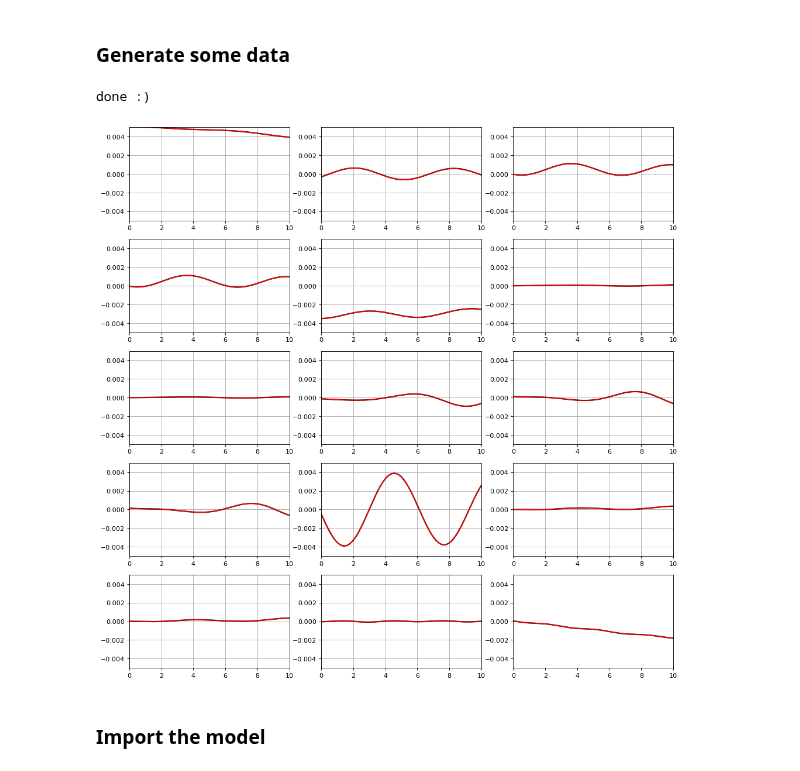
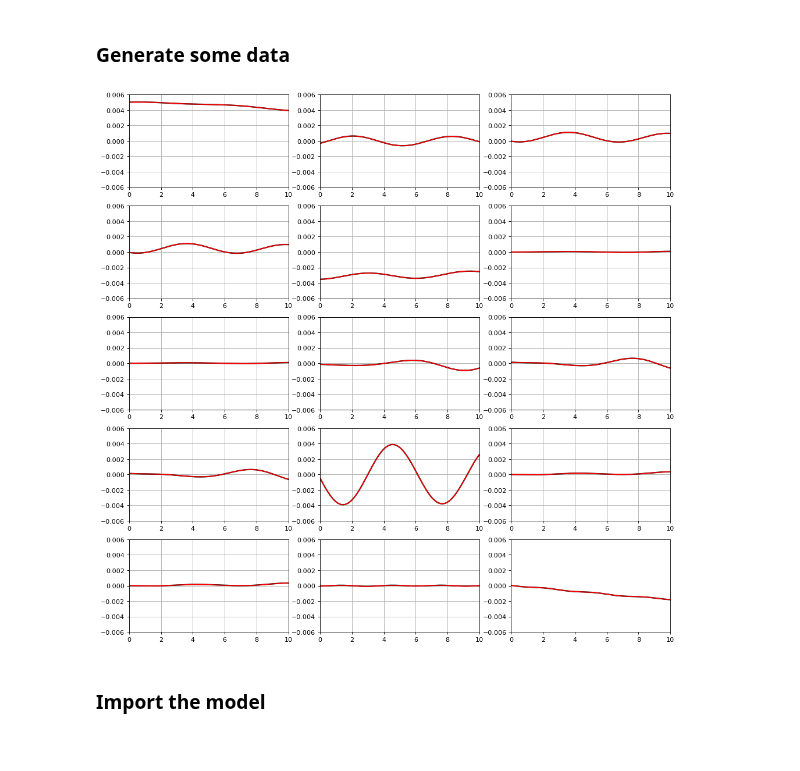
Before and after one commit to giovannicemin/master_thesis, a Jupyter notebook: project/Results.ipynb, the cells around one changed output. Saved outputs shown, nothing was run; the diff lists cells and outputs as text; code cells hidden in the pictures.

```diff
--- a/project/Results.ipynb
+++ b/project/Results.ipynb
@@ -73,35 +73,35 @@ sys_prms.pop('cutoff')
 sys_prms.pop('im_cutoff')
 sys_prms.pop('tolerance')
 sys_prms.pop('verbose')
+# I simulate for longer times, I use it later
+sys_prms['T'] = 20
 
 # evolution of the spin chain
 system_ex = SpinChain_ex(**sys_prms)
 system_ex.evolve(seed=33)
 
 results_ex = system_ex.return_results()
-# %% [output]
-done :)
 # %%
 t = np.arange(0, 10, prms['dt'])
 
 rows= 5
 columns = 3
 
 fig, axs = plt.subplots(rows, columns, figsize=(15,15), dpi=80)
-plt.setp(axs, xlim=(0,10), ylim=(-0.005, 0.005))
+plt.setp(axs, xlim=(0,10), ylim=(-0.006, 0.006))
 
 for i in range(rows):
     for j in range(columns):
         #if i == rows-1 & j == columns-1:
         #    continue
         axs[i, j].plot(t, [results_ex[k][(columns-1)*i+j] for k in range(len(t))], label='Exact', color='k', linewidth=2)
         axs[i, j].plot(t, [results[k][(columns-1)*i+j] for k in range(len(t))], label='TEBD', color='r')
         axs[i, j].grid()
 
 #plt.legend()
 plt.grid()
 # %% [output]
-[figure, old version]
+[figure, new version]
 # %% [markdown]
 ### Import the model
 # %%
```
Also changed, not shown: parts of 9 cells of this notebook, 2 other files.
